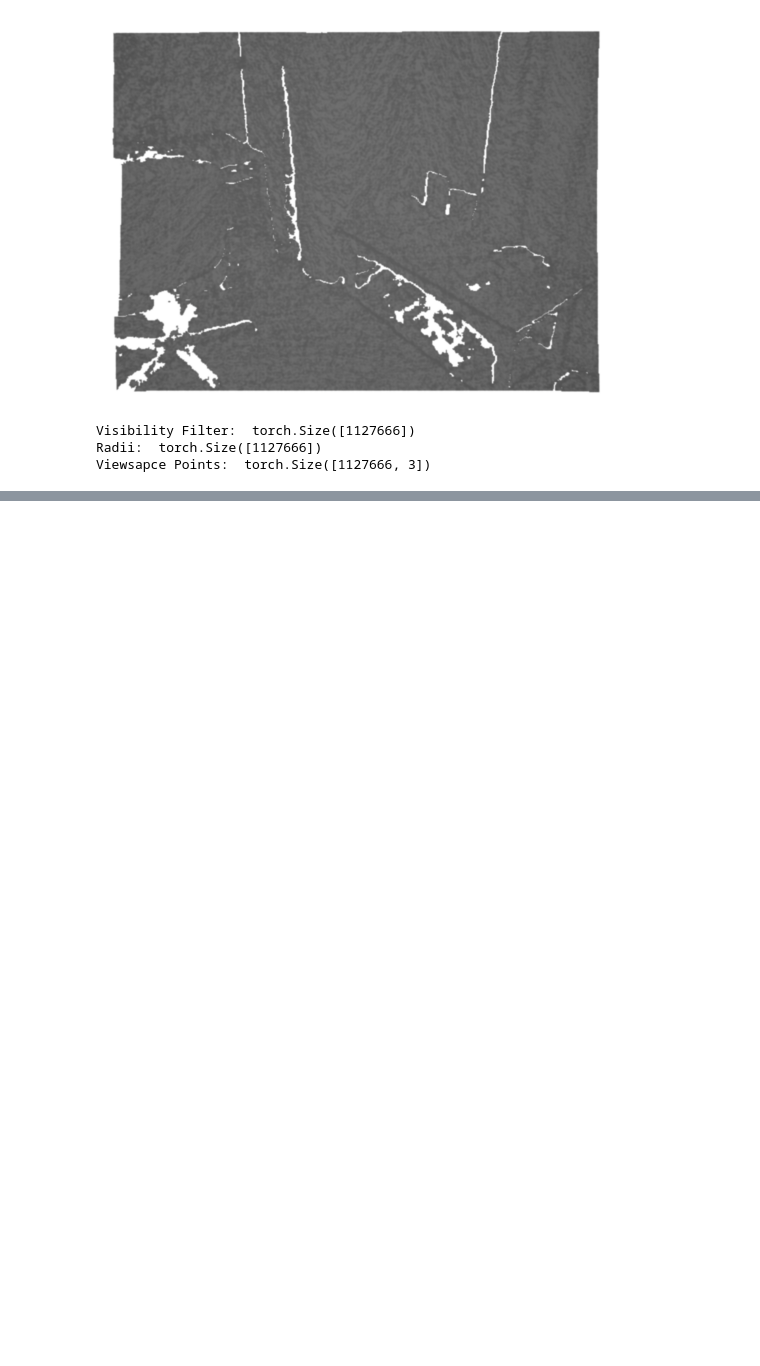
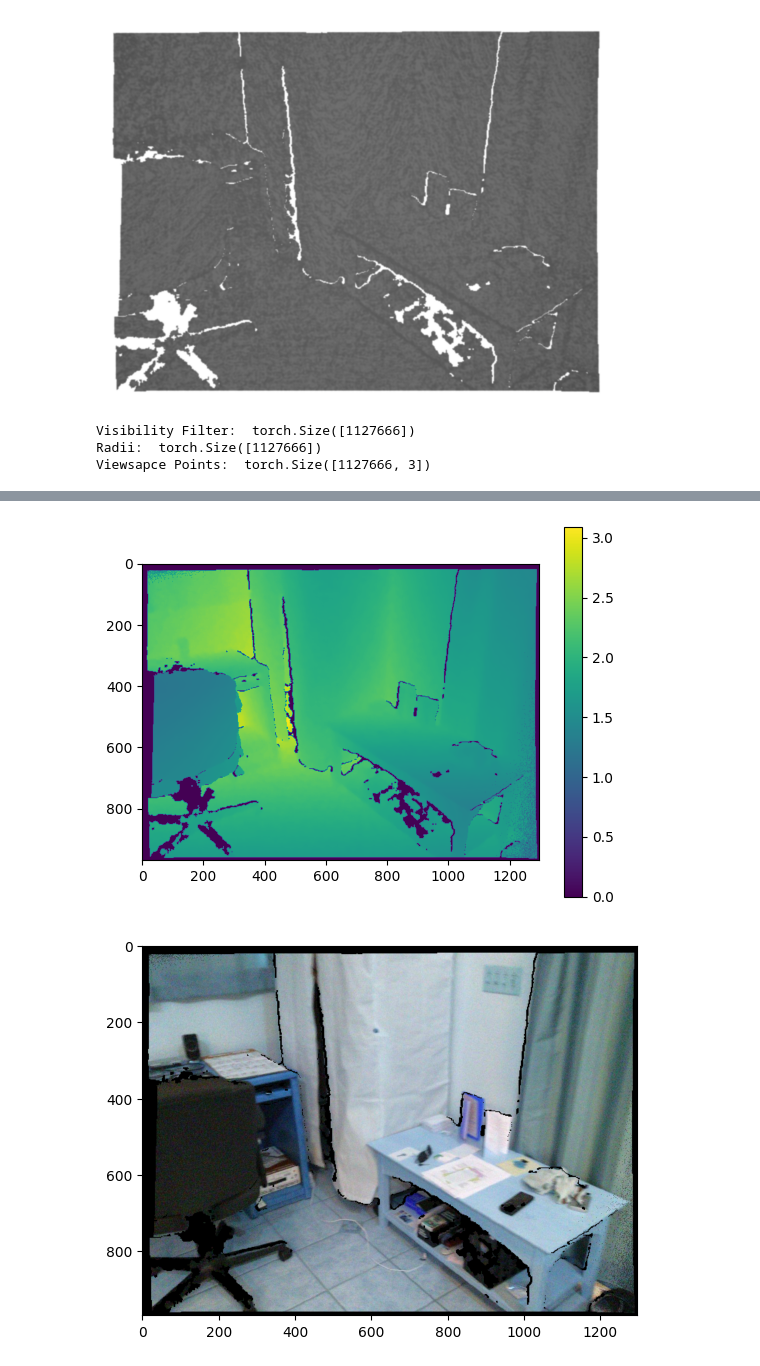
Before and after one commit to viswaravi/gaussian-splatting, a Jupyter notebook: Progressive_Train.ipynb, the cells around one changed output, grey strips where cells are left out. Saved outputs shown, nothing was run; the diff lists cells and outputs as text; code cells hidden in the pictures; blank space fills up the shorter version.

```diff
--- a/Progressive_Train.ipynb
+++ b/Progressive_Train.ipynb
@@ -487,3 +516,12 @@ saveTensorAsPLY(global_points,global_colors, "Global.ply")
+# %%
+showTensorDepthImage(current_depth_map)
+
+raster = current_raster.cpu().numpy()
+plt.imshow(raster.astype(int))
+plt.show()
+# %% [output]
+[figure, added]
+[figure, added]
 # %%
 # # Visualize Global Mask
 # global_black_mask = torch.all(global_raster == 0, dim=2, keepdim=True)
```
Also changed, not shown: parts of 10 cells of this notebook, 1 other file.
